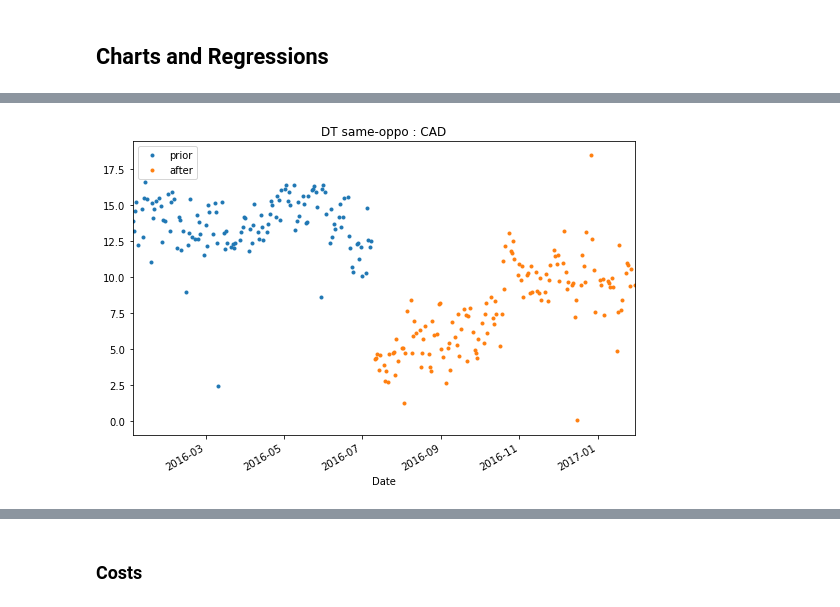
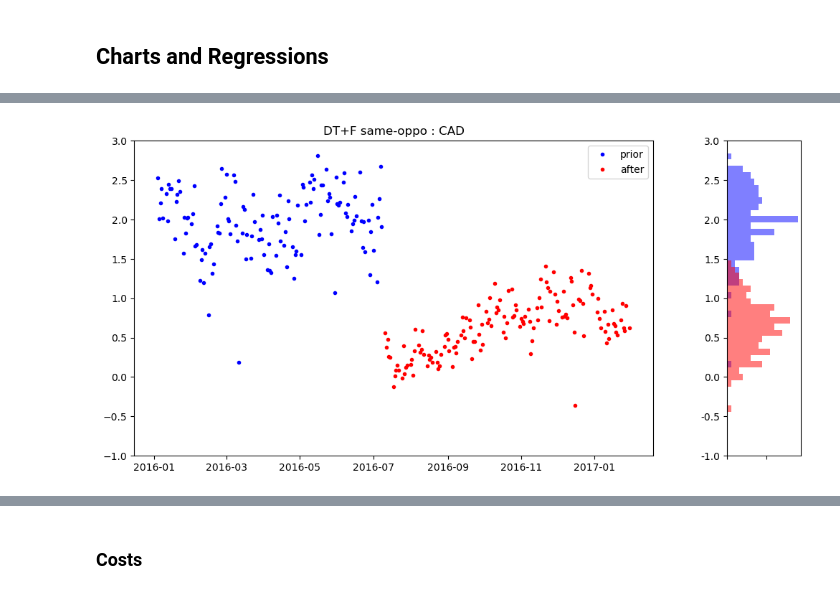
Before and after one commit to fagan2888/UZStats, a Jupyter notebook: CME_Tick_Changes_CAD.ipynb, the cells around one changed output, grey strips where cells are left out. Cells and saved outputs as stored; diff of their text form; code cells hidden in the pictures.

```diff
--- a/CME_Tick_Changes_CAD.ipynb
+++ b/CME_Tick_Changes_CAD.ipynb
@@ -484,5 +410,5 @@ cme.time_series_plot(DEPL_STATS_TS, 'DC same-oppo',\
 # %%
-cme.time_series_plot(DEPL_STATS_TS, 'DT same-oppo',\
-    'DT same-oppo : '+CURR, -1)
+cme.time_series_hist_plot(DEPL_STATS_TS, 'DT+F same-oppo',\
+    'DT+F same-oppo : '+CURR, -1, 3, 50)
 # %% [output]
-[figure, old version]
+[figure, new version]
```
Also changed, not shown: parts of 119 cells of this notebook, 11 other files.
